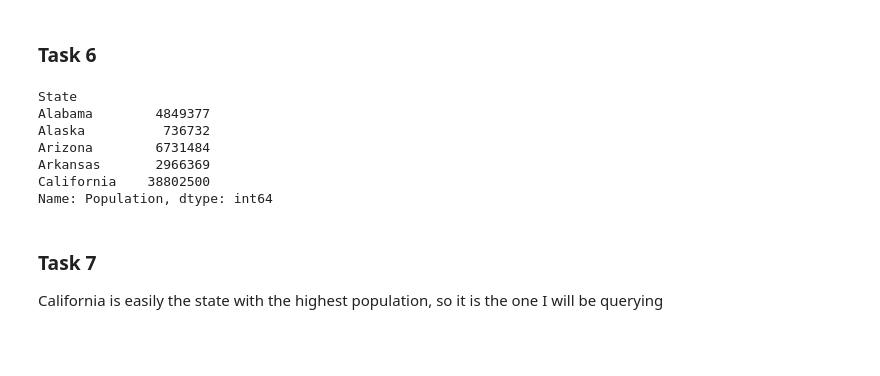
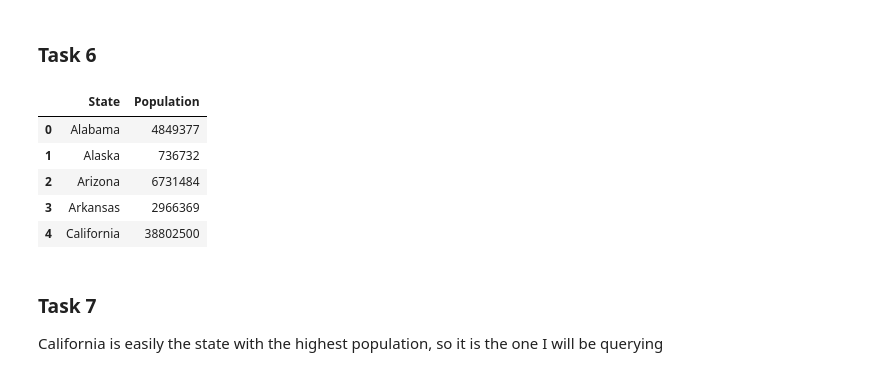
Before and after one commit to andrewnoonan2004/INFSCI-0510, a Jupyter notebook: Assignment1.ipynb, the cells around one changed output. Saved outputs shown, nothing was run; the diff lists cells and outputs as text; code cells hidden in the pictures; blank space fills up the shorter version.

```diff
--- a/Assignment1.ipynb
+++ b/Assignment1.ipynb
@@ -145,15 +144,14 @@ df.query('State.str.startswith("A")')
 # %% [markdown]
 ### Task 6
 # %%
-df.groupby('State')['Population'].max().head(5)  # Only display the top five states by population
+df.groupby('State')['Population'].max().head(5).reset_index(name='Population')  # Only display the top five states by population
 # %% [output]
-State
-Alabama        4849377
-Alaska          736732
-Arizona        6731484
-Arkansas       2966369
-California    38802500
-Name: Population, dtype: int64
+|  | State | Population |
+| 0 | Alabama | 4849377 |
+| 1 | Alaska | 736732 |
+| 2 | Arizona | 6731484 |
+| 3 | Arkansas | 2966369 |
+| 4 | California | 38802500 |
 # %% [markdown]
 ### Task 7
 California is easily the state with the highest population, so it is the one I will be querying
```
Also changed, not shown: parts of 6 cells of this notebook.
